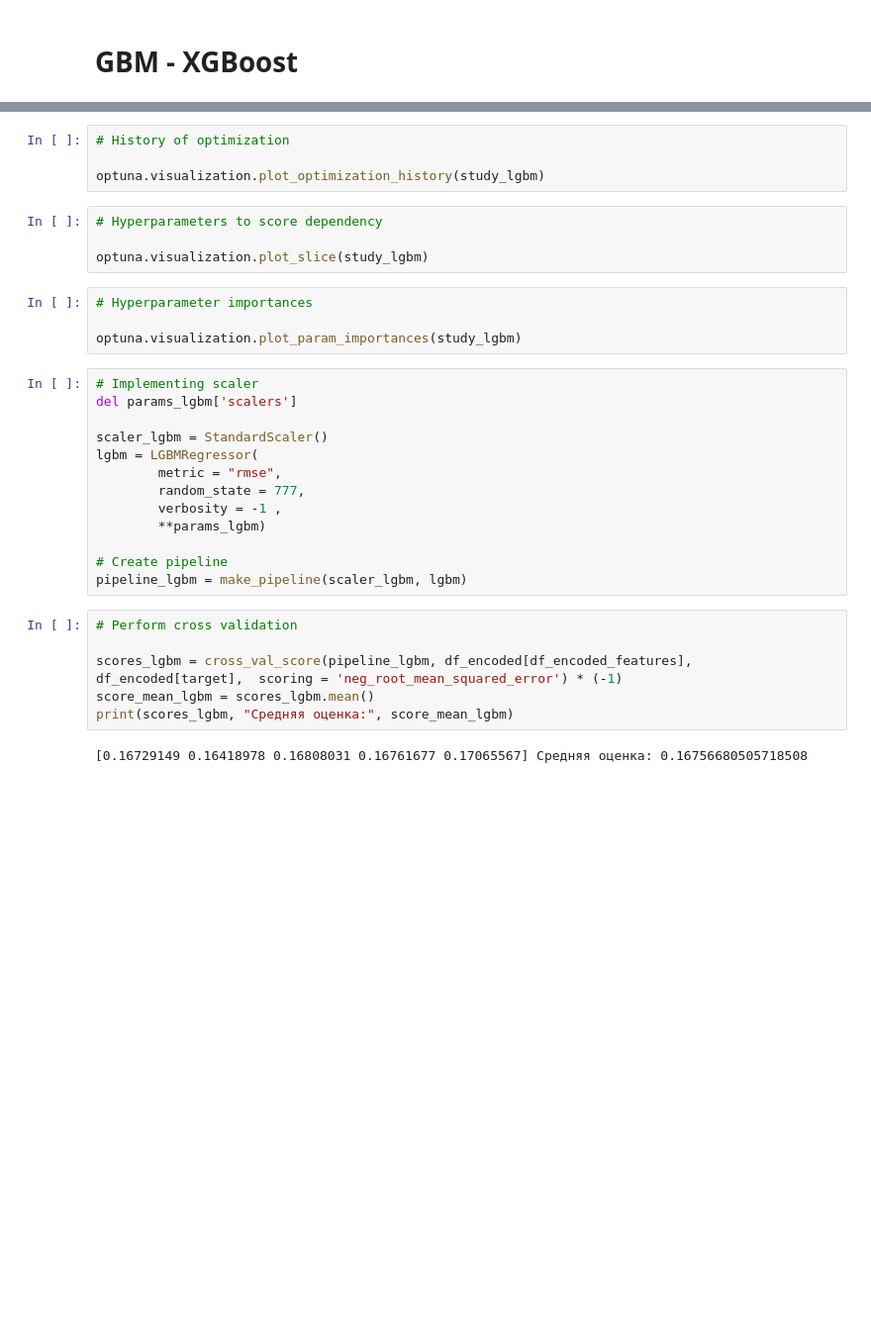
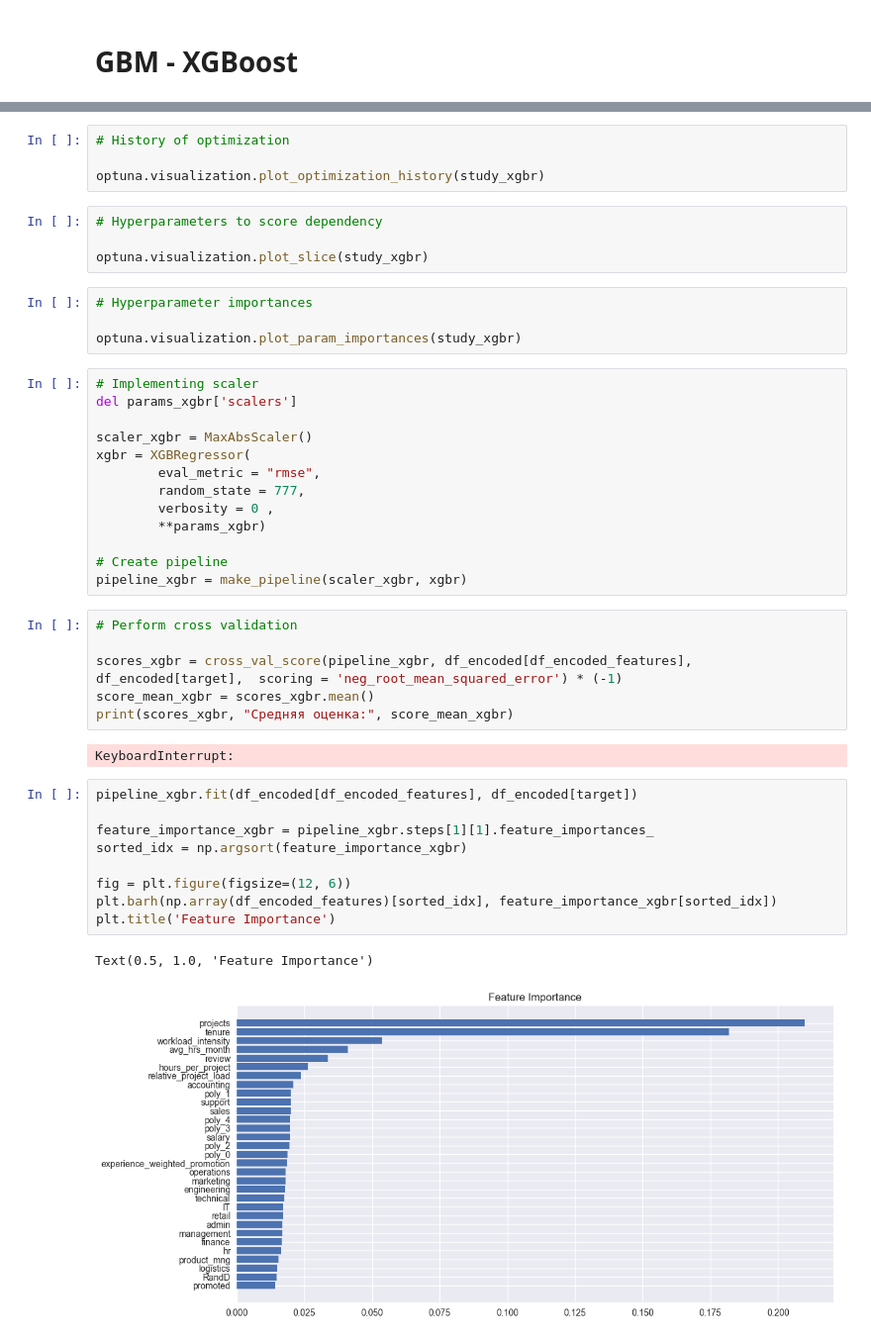
Before and after one commit to monsterveaf/Cat_Model, a Jupyter notebook: Model.ipynb, the cells around one changed output, grey strips where cells are left out. Shown at 99% size. Drawn from its saved outputs; the diff is of its cells as text; blank space fills up the shorter version.

Commit message:
XGBr added

```diff
--- a/Model.ipynb
+++ b/Model.ipynb
@@ -1113,33 +1138,45 @@ Best trial: 131
 # %%
 # History of optimization
 
-optuna.visualization.plot_optimization_history(study_lgbm)
+optuna.visualization.plot_optimization_history(study_xgbr)
 # %%
 # Hyperparameters to score dependency
 
-optuna.visualization.plot_slice(study_lgbm)
+optuna.visualization.plot_slice(study_xgbr)
 # %%
 # Hyperparameter importances
 
-optuna.visualization.plot_param_importances(study_lgbm)
+optuna.visualization.plot_param_importances(study_xgbr)
 # %%
 # Implementing scaler
-del params_lgbm['scalers']
+del params_xgbr['scalers']
 
-scaler_lgbm = StandardScaler()
-lgbm = LGBMRegressor(
-        metric = "rmse",
+scaler_xgbr = MaxAbsScaler()
+xgbr = XGBRegressor(
+        eval_metric = "rmse",
         random_state = 777,
-        verbosity = -1 ,
-        **params_lgbm)
+        verbosity = 0 ,
+        **params_xgbr)
 
 # Create pipeline
-pipeline_lgbm = make_pipeline(scaler_lgbm, lgbm)
+pipeline_xgbr = make_pipeline(scaler_xgbr, xgbr)
 # %%
 # Perform cross validation
 
-scores_lgbm = cross_val_score(pipeline_lgbm, df_encoded[df_encoded_features], df_encoded[target],  scoring = 'neg_root_mean_squared_error') * (-1)
-score_mean_lgbm = scores_lgbm.mean()
-print(scores_lgbm, "Средняя оценка:", score_mean_lgbm)
+scores_xgbr = cross_val_score(pipeline_xgbr, df_encoded[df_encoded_features], df_encoded[target],  scoring = 'neg_root_mean_squared_error') * (-1)
+score_mean_xgbr = scores_xgbr.mean()
+print(scores_xgbr, "Средняя оценка:", score_mean_xgbr)
 # %% [output]
-[0.16729149 0.16418978 0.16808031 0.16761677 0.17065567] Средняя оценка: 0.16756680505718508
+KeyboardInterrupt:
+# %%
+pipeline_xgbr.fit(df_encoded[df_encoded_features], df_encoded[target])
+
+feature_importance_xgbr = pipeline_xgbr.steps[1][1].feature_importances_
+sorted_idx = np.argsort(feature_importance_xgbr)
+
+fig = plt.figure(figsize=(12, 6))
+plt.barh(np.array(df_encoded_features)[sorted_idx], feature_importance_xgbr[sorted_idx])
+plt.title('Feature Importance')
+# %% [output]
+Text(0.5, 1.0, 'Feature Importance')
+[figure, added]
```
Also changed, not shown: parts of 15 cells of this notebook, 6 other files.
